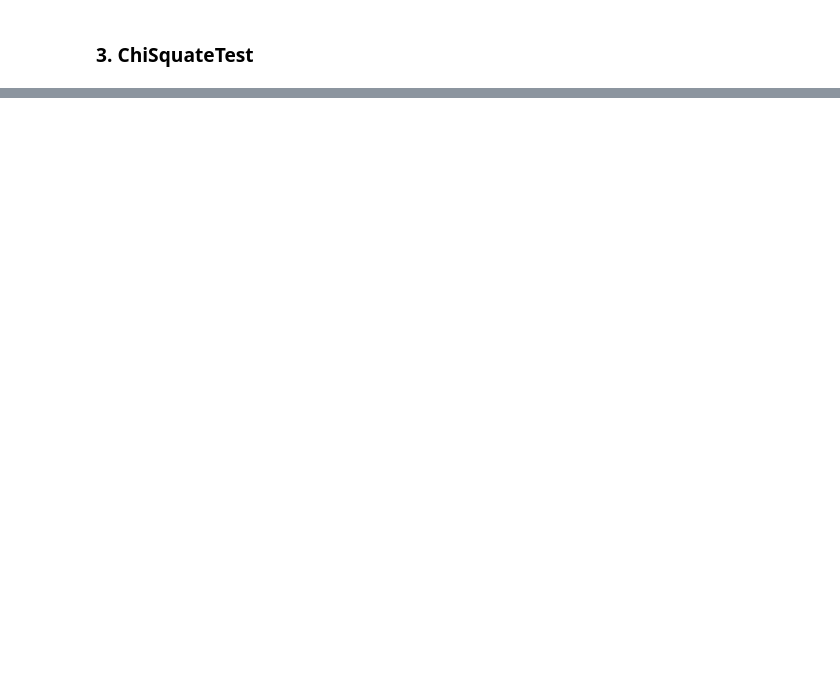
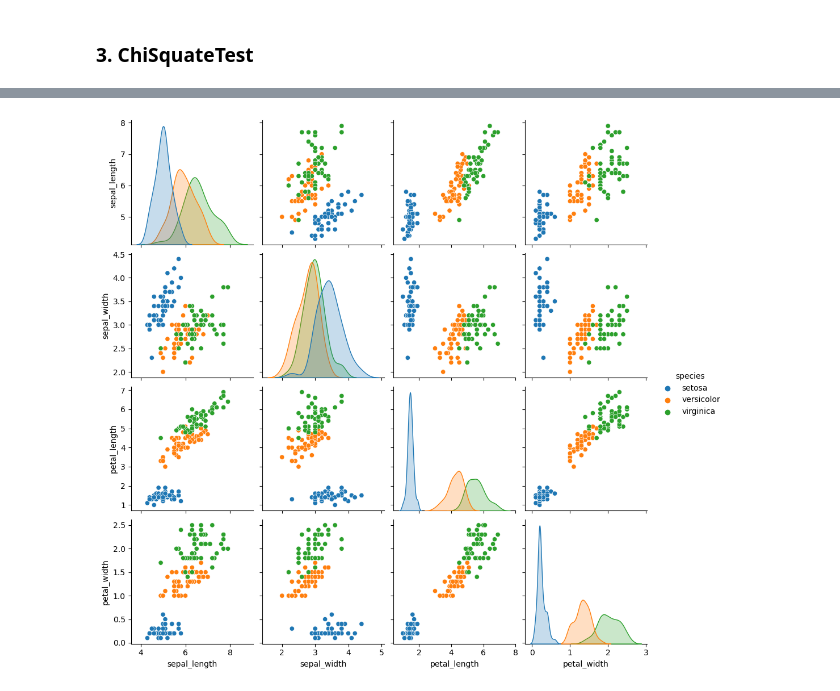
Before and after one commit to Jaehwi-So/LECTURE_Bigdata, a Jupyter notebook: 06_Statistics.ipynb, the cells around one changed output, grey strips where cells are left out. Drawn from its saved outputs; the diff is of its cells as text; code cells hidden in the pictures; blank space fills up the shorter version.

```diff
--- a/06_Statistics.ipynb
+++ b/06_Statistics.ipynb
@@ -1613,0 +1831,6 @@ org.apache.spark.SparkException: Exception thrown in awaitResult:
+# %%
+import seaborn as sns
+
+iris1 = sns.load_dataset("iris")
+
+iris1.head()
@@ -1613,0 +1850,7 @@ org.apache.spark.SparkException: Exception thrown in awaitResult:
+# %%
+import matplotlib.pyplot as plt
+
+sns.pairplot(iris1, kind="scatter", hue="species")
+plt.show()
+# %% [output]
+[figure, added]
```
Also changed, not shown: parts of 98 cells of this notebook.
